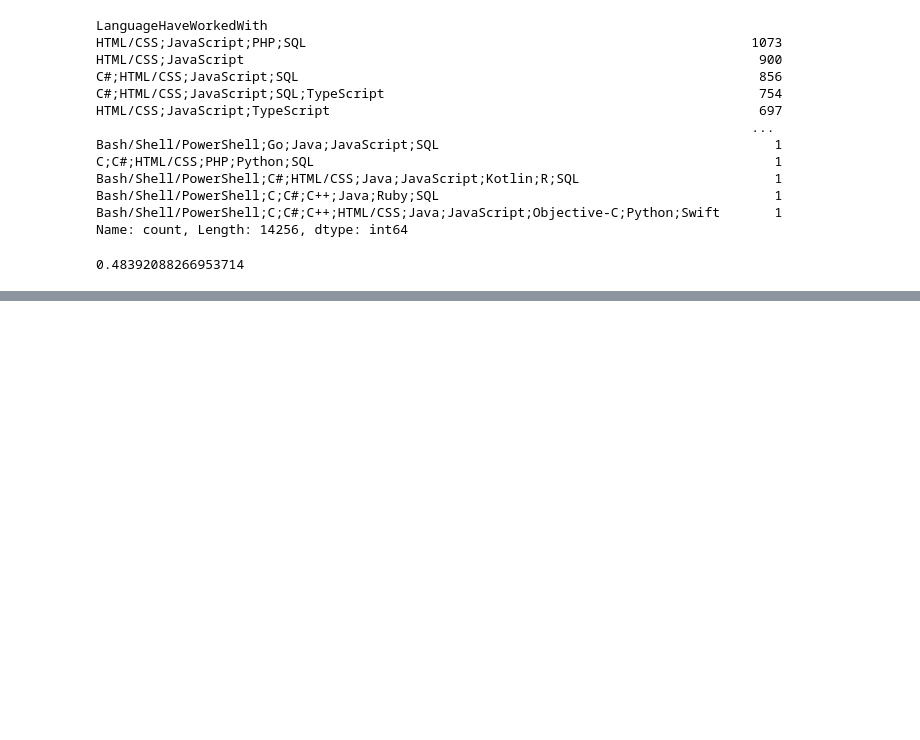
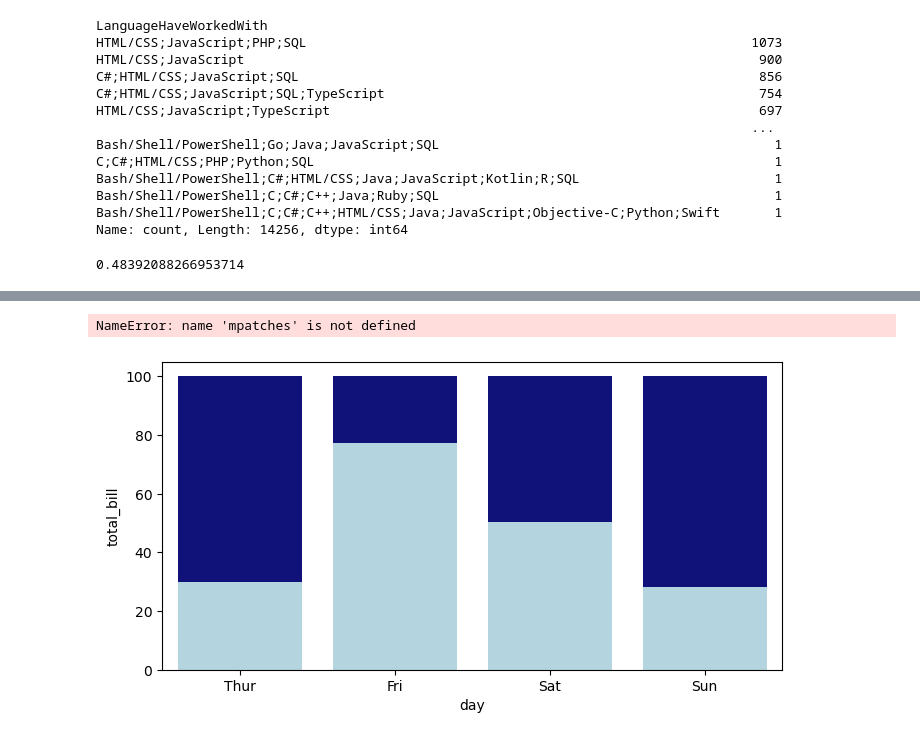
Before and after one commit to AlbertFlatscher/Stackoverflow_Survey_over_Time, a Jupyter notebook: Shifts_in_Programming_Preferences_from_2019_to_2024.ipynb, the cells around one changed output, grey strips where cells are left out. Drawn from its saved outputs; the diff is of its cells as text; code cells hidden in the pictures; blank space fills up the shorter version.

```diff
--- a/Shifts_in_Programming_Preferences_from_2019_to_2024.ipynb
+++ b/Shifts_in_Programming_Preferences_from_2019_to_2024.ipynb
@@ -285,0 +374,29 @@ get_Language_ratio(year, language)
+# %%
+# load dataset
+tips = sns.load_dataset("tips")
+
+# set the figure size
+plt.figure(figsize=(8, 4))
+
+# from raw value to percentage
+total = tips.groupby('day')['total_bill'].sum().reset_index()
+smoker = tips[tips.smoker=='Yes'].groupby('day')['total_bill'].sum().reset_index()
+smoker['total_bill'] = [i / j * 100 for i,j in zip(smoker['total_bill'], total['total_bill'])]
+total['total_bill'] = [i / j * 100 for i,j in zip(total['total_bill'], total['total_bill'])]
+
+# bar chart 1 -> top bars (group of 'smoker=No')
+bar1 = sns.barplot(x="day",  y="total_bill", data=total, color='darkblue')
+
+# bar chart 2 -> bottom bars (group of 'smoker=Yes')
+bar2 = sns.barplot(x="day", y="total_bill", data=smoker, color='lightblue')
+
+# add legend
+top_bar = mpatches.Patch(color='darkblue', label='smoker = No')
+bottom_bar = mpatches.Patch(color='lightblue', label='smoker = Yes')
+plt.legend(handles=[top_bar, bottom_bar])
+
+# show the graph
+plt.show()
+# %% [output]
+NameError: name 'mpatches' is not defined
+[figure, added]
```
Also changed, not shown: parts of 10 cells of this notebook.
